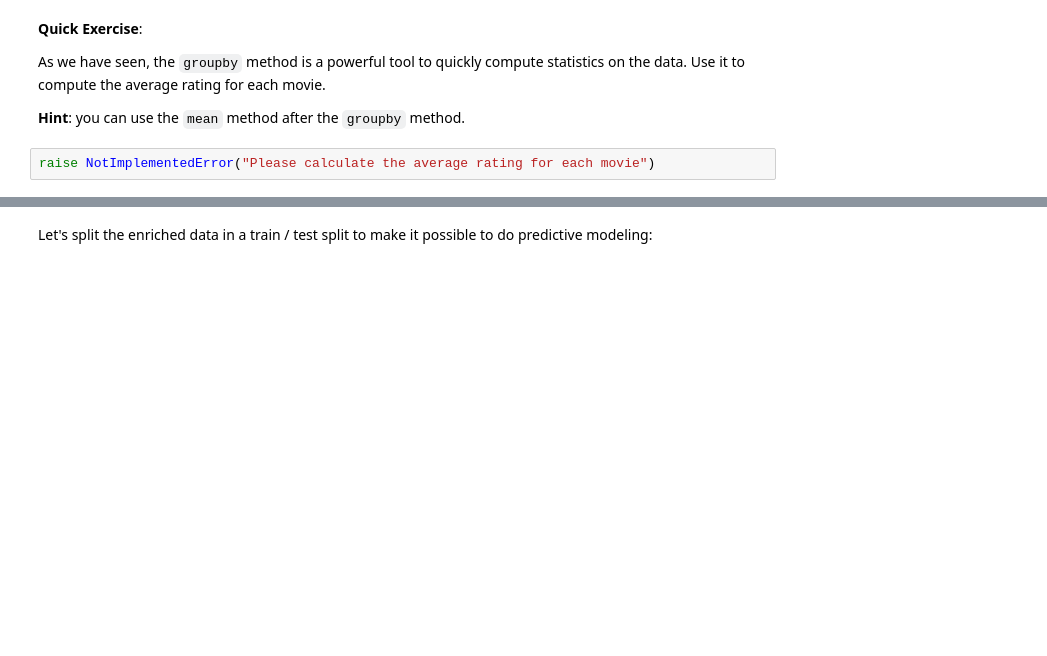
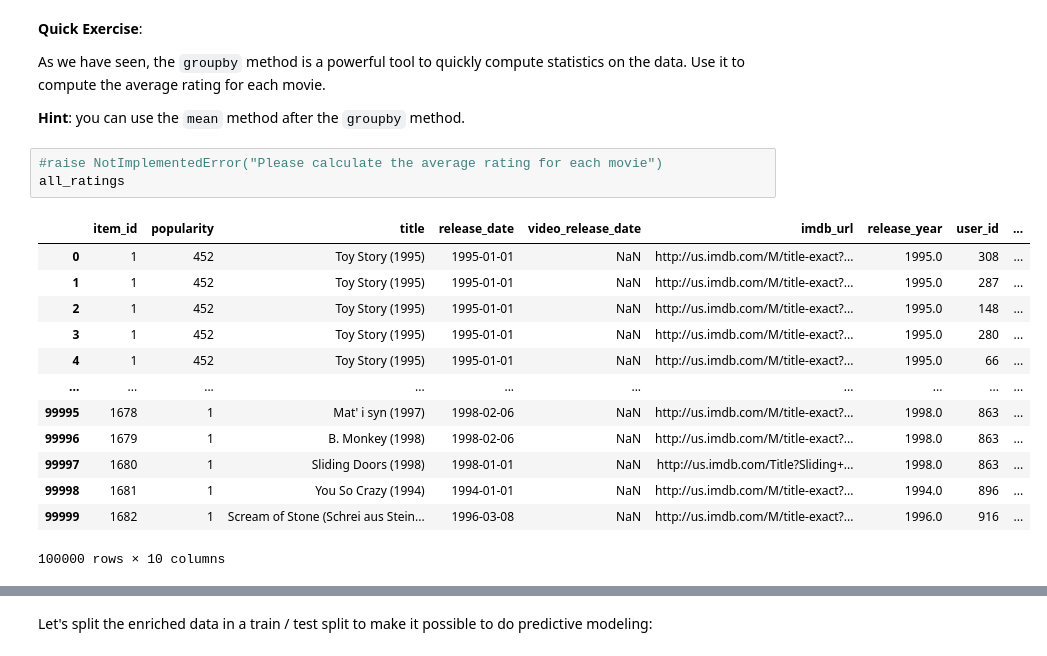
Before and after one commit to maxatrgh/deep_learning, a Jupyter notebook: 01_materials/labs/lab_3.ipynb, the cells around one changed output, grey strips where cells are left out. Cells and saved outputs as stored; diff of their text form; blank space fills up the shorter version.

```diff
--- a/01_materials/labs/lab_3.ipynb
+++ b/01_materials/labs/lab_3.ipynb
@@ -120,4 +170,19 @@ As we have seen, the `groupby` method is a powerful tool to quickly compute stat
 
 **Hint**: you can use the `mean` method after the `groupby` method.
 # %%
-raise NotImplementedError("Please calculate the average rating for each movie")
+#raise NotImplementedError("Please calculate the average rating for each movie")
+all_ratings
+# %% [output]
+|  | item_id | popularity | title | release_date | video_release_date | imdb_url | release_year | user_id | ... |
+| 0 | 1 | 452 | Toy Story (1995) | 1995-01-01 | NaN | http://us.imdb.com/M/title-exact?... | 1995.0 | 308 | ... |
+| 1 | 1 | 452 | Toy Story (1995) | 1995-01-01 | NaN | http://us.imdb.com/M/title-exact?... | 1995.0 | 287 | ... |
+| 2 | 1 | 452 | Toy Story (1995) | 1995-01-01 | NaN | http://us.imdb.com/M/title-exact?... | 1995.0 | 148 | ... |
+| 3 | 1 | 452 | Toy Story (1995) | 1995-01-01 | NaN | http://us.imdb.com/M/title-exact?... | 1995.0 | 280 | ... |
+| 4 | 1 | 452 | Toy Story (1995) | 1995-01-01 | NaN | http://us.imdb.com/M/title-exact?... | 1995.0 | 66 | ... |
+| ... | ... | ... | ... | ... | ... | ... | ... | ... | ... |
+| 99995 | 1678 | 1 | Mat' i syn (1997) | 1998-02-06 | NaN | http://us.imdb.com/M/title-exact?... | 1998.0 | 863 | ... |
+| 99996 | 1679 | 1 | B. Monkey (1998) | 1998-02-06 | NaN | http://us.imdb.com/M/title-exact?... | 1998.0 | 863 | ... |
+| 99997 | 1680 | 1 | Sliding Doors (1998) | 1998-01-01 | NaN | http://us.imdb.com/Title?Sliding+... | 1998.0 | 863 | ... |
+| 99998 | 1681 | 1 | You So Crazy (1994) | 1994-01-01 | NaN | http://us.imdb.com/M/title-exact?... | 1994.0 | 896 | ... |
+| 99999 | 1682 | 1 | Scream of Stone (Schrei aus Stein... | 1996-03-08 | NaN | http://us.imdb.com/M/title-exact?... | 1996.0 | 916 | ... |
+100000 rows × 10 columns
```
Also changed, not shown: parts of 31 cells of this notebook.
